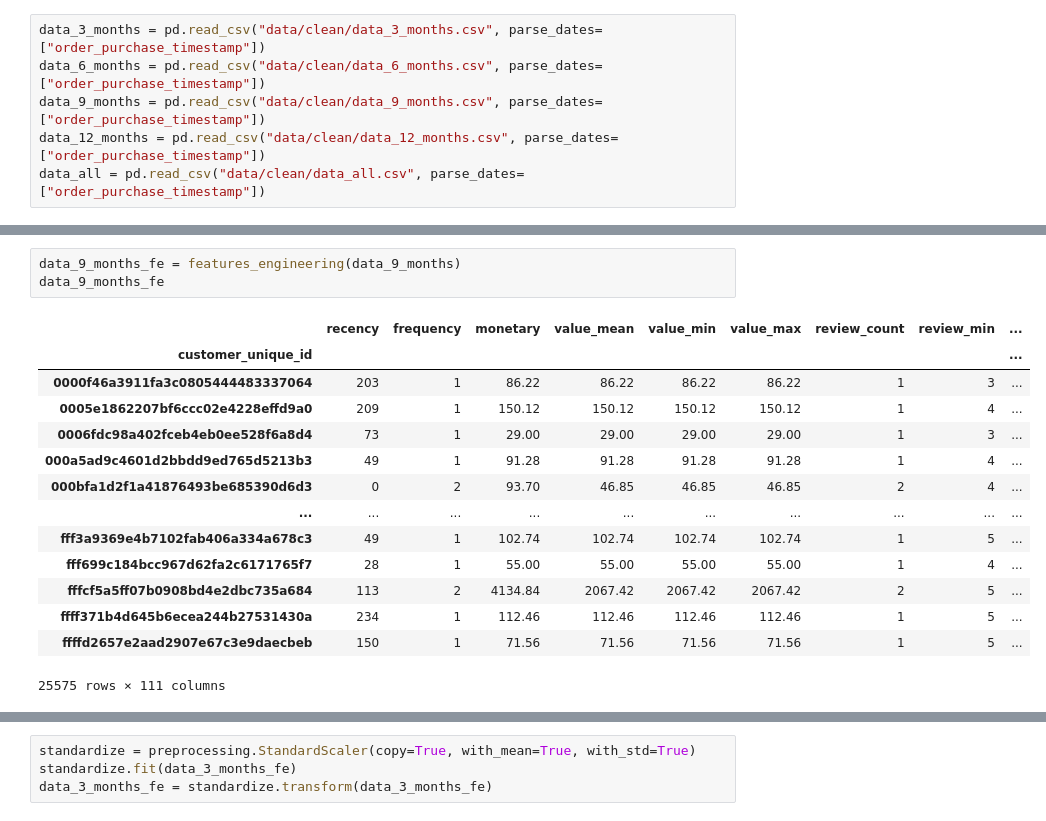
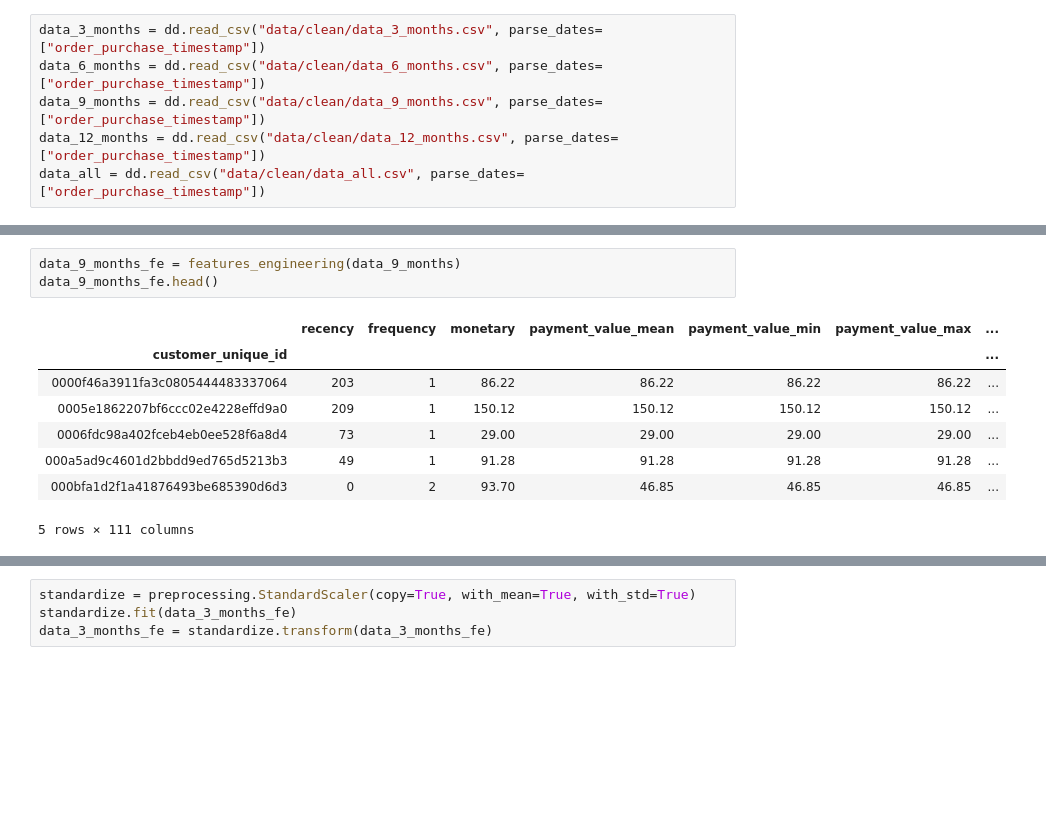
Before and after one commit to Julien-Martin/OC-IML-P4, a Jupyter notebook: Modeling.ipynb, the cells around one changed output, grey strips where cells are left out. Drawn from its saved outputs; the diff is of its cells as text; blank space fills up the shorter version.

```diff
--- a/Modeling.ipynb
+++ b/Modeling.ipynb
@@ -4,6 +30,6 @@ import pandas as pd
 # %%
-data_3_months = pd.read_csv("data/clean/data_3_months.csv", parse_dates=["order_purchase_timestamp"])
-data_6_months = pd.read_csv("data/clean/data_6_months.csv", parse_dates=["order_purchase_timestamp"])
-data_9_months = pd.read_csv("data/clean/data_9_months.csv", parse_dates=["order_purchase_timestamp"])
-data_12_months = pd.read_csv("data/clean/data_12_months.csv", parse_dates=["order_purchase_timestamp"])
-data_all = pd.read_csv("data/clean/data_all.csv", parse_dates=["order_purchase_timestamp"])
+data_3_months = dd.read_csv("data/clean/data_3_months.csv", parse_dates=["order_purchase_timestamp"])
+data_6_months = dd.read_csv("data/clean/data_6_months.csv", parse_dates=["order_purchase_timestamp"])
+data_9_months = dd.read_csv("data/clean/data_9_months.csv", parse_dates=["order_purchase_timestamp"])
+data_12_months = dd.read_csv("data/clean/data_12_months.csv", parse_dates=["order_purchase_timestamp"])
+data_all = dd.read_csv("data/clean/data_all.csv", parse_dates=["order_purchase_timestamp"])
@@ -117,20 +117,14 @@ data_6_months_fe
 # %%
 data_9_months_fe = features_engineering(data_9_months)
-data_9_months_fe
+data_9_months_fe.head()
 # %% [output]
-|  | recency | frequency | monetary | value_mean | value_min | value_max | review_count | review_min | ... |
-| customer_unique_id |  |  |  |  |  |  |  |  | ... |
-| 0000f46a3911fa3c0805444483337064 | 203 | 1 | 86.22 | 86.22 | 86.22 | 86.22 | 1 | 3 | ... |
-| 0005e1862207bf6ccc02e4228effd9a0 | 209 | 1 | 150.12 | 150.12 | 150.12 | 150.12 | 1 | 4 | ... |
-| 0006fdc98a402fceb4eb0ee528f6a8d4 | 73 | 1 | 29.00 | 29.00 | 29.00 | 29.00 | 1 | 3 | ... |
-| 000a5ad9c4601d2bbdd9ed765d5213b3 | 49 | 1 | 91.28 | 91.28 | 91.28 | 91.28 | 1 | 4 | ... |
-| 000bfa1d2f1a41876493be685390d6d3 | 0 | 2 | 93.70 | 46.85 | 46.85 | 46.85 | 2 | 4 | ... |
-| ... | ... | ... | ... | ... | ... | ... | ... | ... | ... |
-| fff3a9369e4b7102fab406a334a678c3 | 49 | 1 | 102.74 | 102.74 | 102.74 | 102.74 | 1 | 5 | ... |
-| fff699c184bcc967d62fa2c6171765f7 | 28 | 1 | 55.00 | 55.00 | 55.00 | 55.00 | 1 | 4 | ... |
-| fffcf5a5ff07b0908bd4e2dbc735a684 | 113 | 2 | 4134.84 | 2067.42 | 2067.42 | 2067.42 | 2 | 5 | ... |
-| ffff371b4d645b6ecea244b27531430a | 234 | 1 | 112.46 | 112.46 | 112.46 | 112.46 | 1 | 5 | ... |
-| ffffd2657e2aad2907e67c3e9daecbeb | 150 | 1 | 71.56 | 71.56 | 71.56 | 71.56 | 1 | 5 | ... |
+|  | recency | frequency | monetary | payment_value_mean | payment_value_min | payment_value_max | ... |
+| customer_unique_id |  |  |  |  |  |  | ... |
+| 0000f46a3911fa3c0805444483337064 | 203 | 1 | 86.22 | 86.22 | 86.22 | 86.22 | ... |
+| 0005e1862207bf6ccc02e4228effd9a0 | 209 | 1 | 150.12 | 150.12 | 150.12 | 150.12 | ... |
+| 0006fdc98a402fceb4eb0ee528f6a8d4 | 73 | 1 | 29.00 | 29.00 | 29.00 | 29.00 | ... |
+| 000a5ad9c4601d2bbdd9ed765d5213b3 | 49 | 1 | 91.28 | 91.28 | 91.28 | 91.28 | ... |
+| 000bfa1d2f1a41876493be685390d6d3 | 0 | 2 | 93.70 | 46.85 | 46.85 | 46.85 | ... |
-25575 rows × 111 columns
+5 rows × 111 columns
 # %%
 data_12_months_fe = features_engineering(data_12_months)
```
Also changed, not shown: parts of 65 cells of this notebook.
